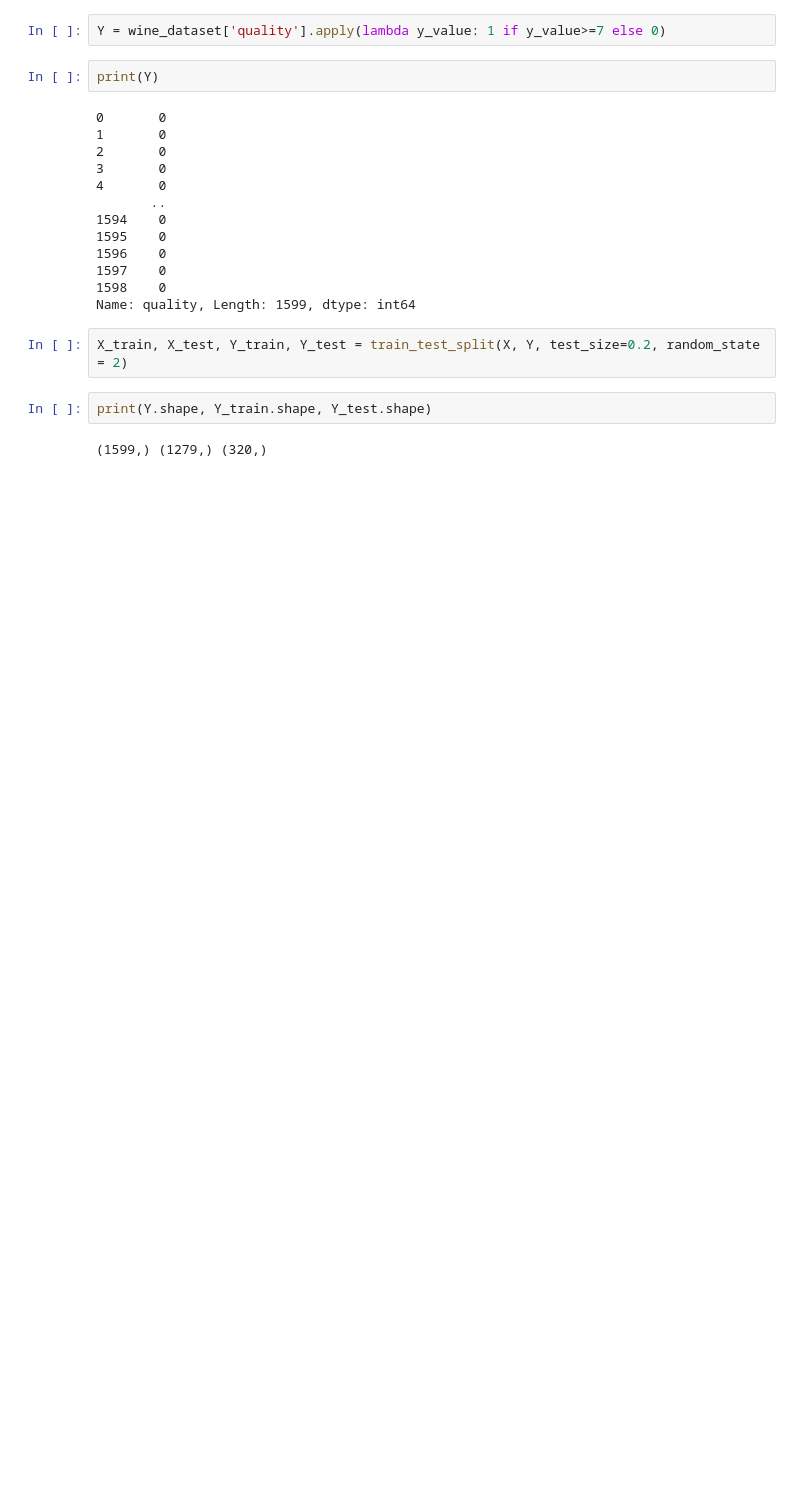
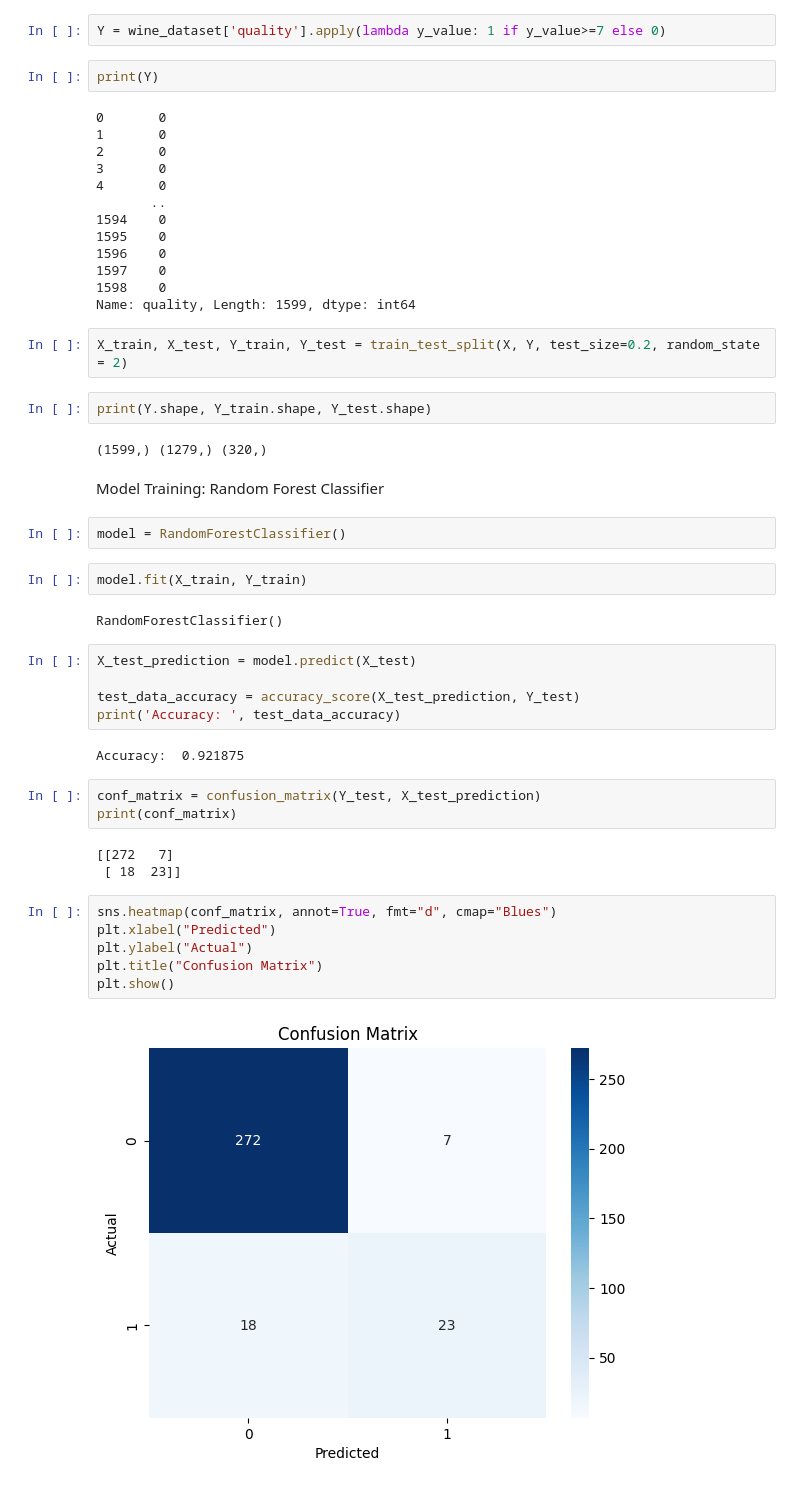
Before and after one commit to Artenida/Machine_Learning_Projects, a Jupyter notebook: Wine_Quality_Prediction.ipynb, the cells around one changed output. Drawn from its saved outputs; the diff is of its cells as text; blank space fills up the shorter version.

Commit message:
Model Training

```diff
--- a/Wine_Quality_Prediction.ipynb
+++ b/Wine_Quality_Prediction.ipynb
@@ -153,3 +153,33 @@ X_train, X_test, Y_train, Y_test = train_test_split(X, Y, test_size=0.2, random_
 print(Y.shape, Y_train.shape, Y_test.shape)
 # %% [output]
 (1599,) (1279,) (320,)
+# %% [markdown]
+Model Training:
+Random Forest Classifier
+# %%
+model = RandomForestClassifier()
+# %%
+model.fit(X_train, Y_train)
+# %% [output]
+RandomForestClassifier()
+# %%
+X_test_prediction = model.predict(X_test)
+
+test_data_accuracy = accuracy_score(X_test_prediction, Y_test)
+print('Accuracy: ', test_data_accuracy)
+# %% [output]
+Accuracy:  0.921875
+# %%
+conf_matrix = confusion_matrix(Y_test, X_test_prediction)
+print(conf_matrix)
+# %% [output]
+[[272   7]
+ [ 18  23]]
+# %%
+sns.heatmap(conf_matrix, annot=True, fmt="d", cmap="Blues")
+plt.xlabel("Predicted")
+plt.ylabel("Actual")
+plt.title("Confusion Matrix")
+plt.show()
+# %% [output]
+[figure, added]
```
Also changed, not shown: parts of 4 cells of this notebook.
